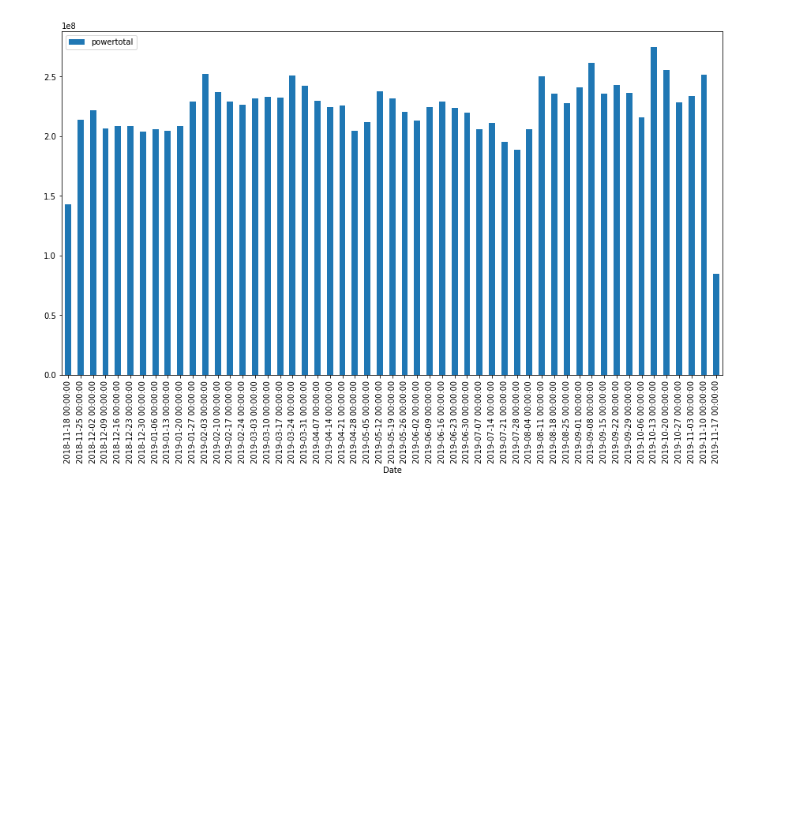
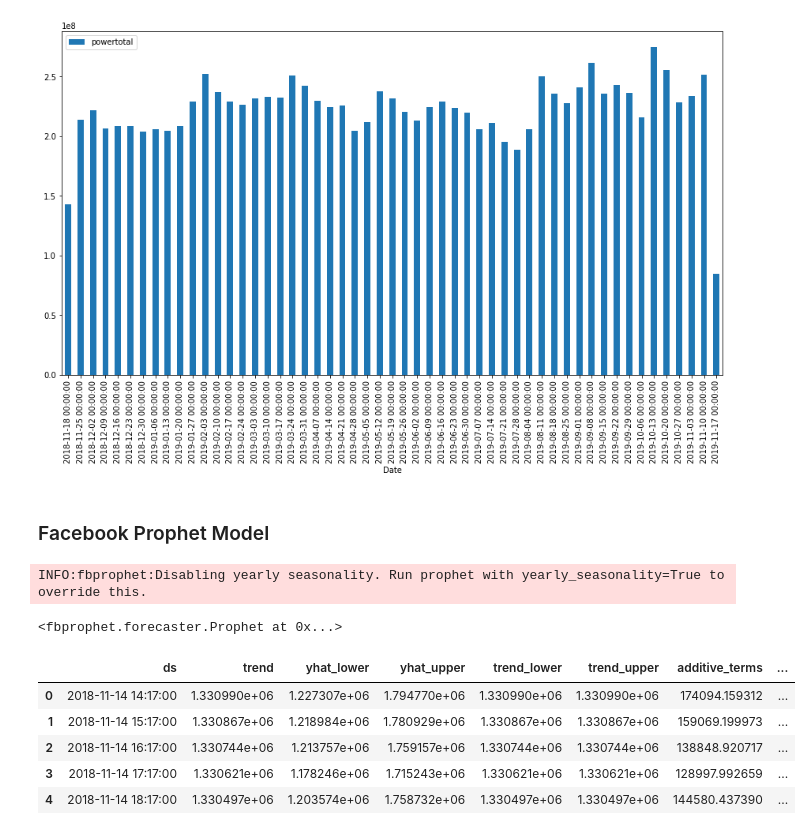
Before and after one commit to Landstein/Water-Treatment-Plant-Power-Predictions, a Jupyter notebook: Facebook Prophet Analysis.ipynb, the cells around one changed output. Drawn from its saved outputs; the diff is of its cells as text; code cells hidden in the pictures; blank space fills up the shorter version.

```diff
--- a/Facebook Prophet Analysis.ipynb
+++ b/Facebook Prophet Analysis.ipynb
@@ -87,3 +87,5 @@ df_power.resample('W').sum().plot.bar(figsize=(15,8))
 # %% [output]
 <matplotlib.axes._subplots.AxesSubplot at 0x...>
 [figure]
+# %% [markdown]
+### Facebook Prophet Model
@@ -89,0 +97,8 @@ df_power.resample('W').sum().plot.bar(figsize=(15,8))
+# %%
+# Building the model
+m = Prophet()
+
+m.fit(df_pt)
+# %% [output]
+INFO:fbprophet:Disabling yearly seasonality. Run prophet with yearly_seasonality=True to override this.
+<fbprophet.forecaster.Prophet at 0x...>
@@ -89,0 +112,10 @@ df_power.resample('W').sum().plot.bar(figsize=(15,8))
+# %%
+# A look at the forecast DF
+forecast.head()
+# %% [output]
+|  | ds | trend | yhat_lower | yhat_upper | trend_lower | trend_upper | additive_terms | ... |
+| 0 | 2018-11-14 14:17:00 | 1.330990e+06 | 1.227307e+06 | 1.794770e+06 | 1.330990e+06 | 1.330990e+06 | 174094.159312 | ... |
+| 1 | 2018-11-14 15:17:00 | 1.330867e+06 | 1.218984e+06 | 1.780929e+06 | 1.330867e+06 | 1.330867e+06 | 159069.199973 | ... |
+| 2 | 2018-11-14 16:17:00 | 1.330744e+06 | 1.213757e+06 | 1.759157e+06 | 1.330744e+06 | 1.330744e+06 | 138848.920717 | ... |
+| 3 | 2018-11-14 17:17:00 | 1.330621e+06 | 1.178246e+06 | 1.715243e+06 | 1.330621e+06 | 1.330621e+06 | 128997.992659 | ... |
+| 4 | 2018-11-14 18:17:00 | 1.330497e+06 | 1.203574e+06 | 1.758732e+06 | 1.330497e+06 | 1.330497e+06 | 144580.437390 | ... |
```
Also changed, not shown: parts of 6 cells of this notebook.
